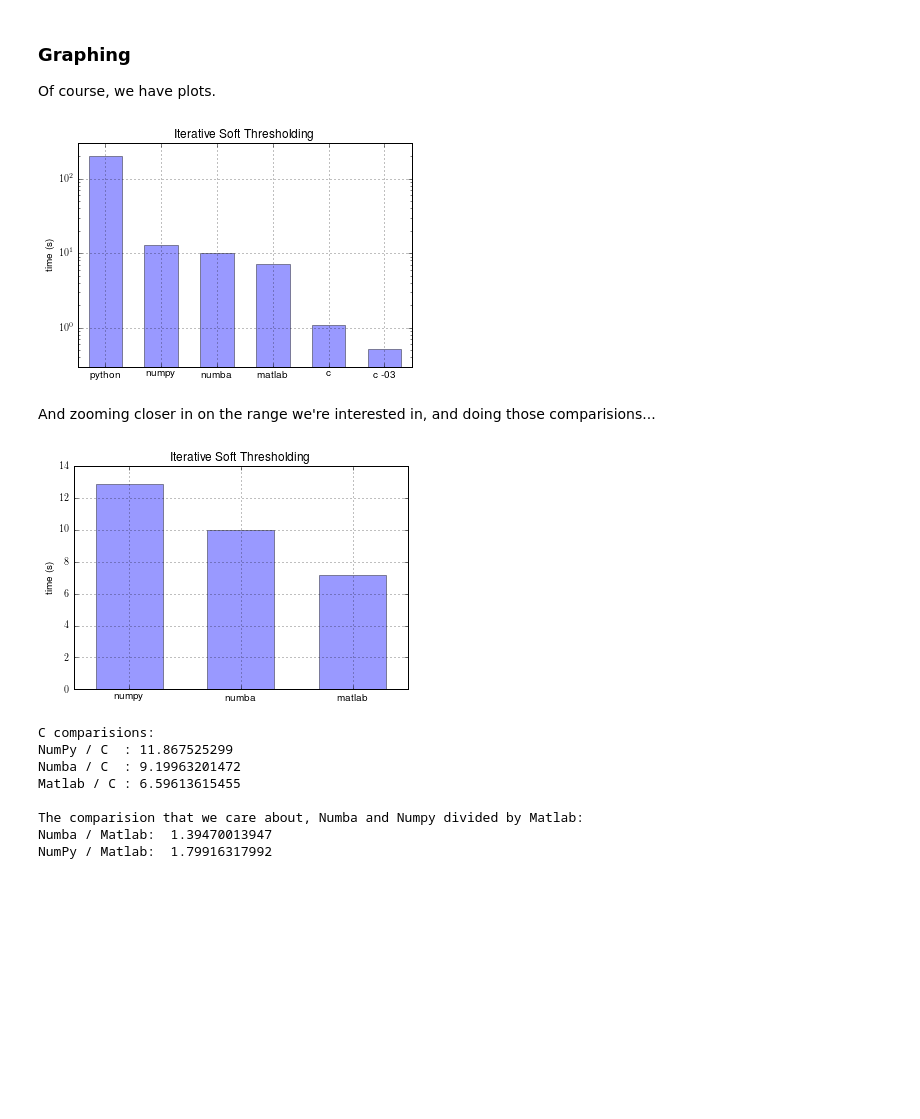
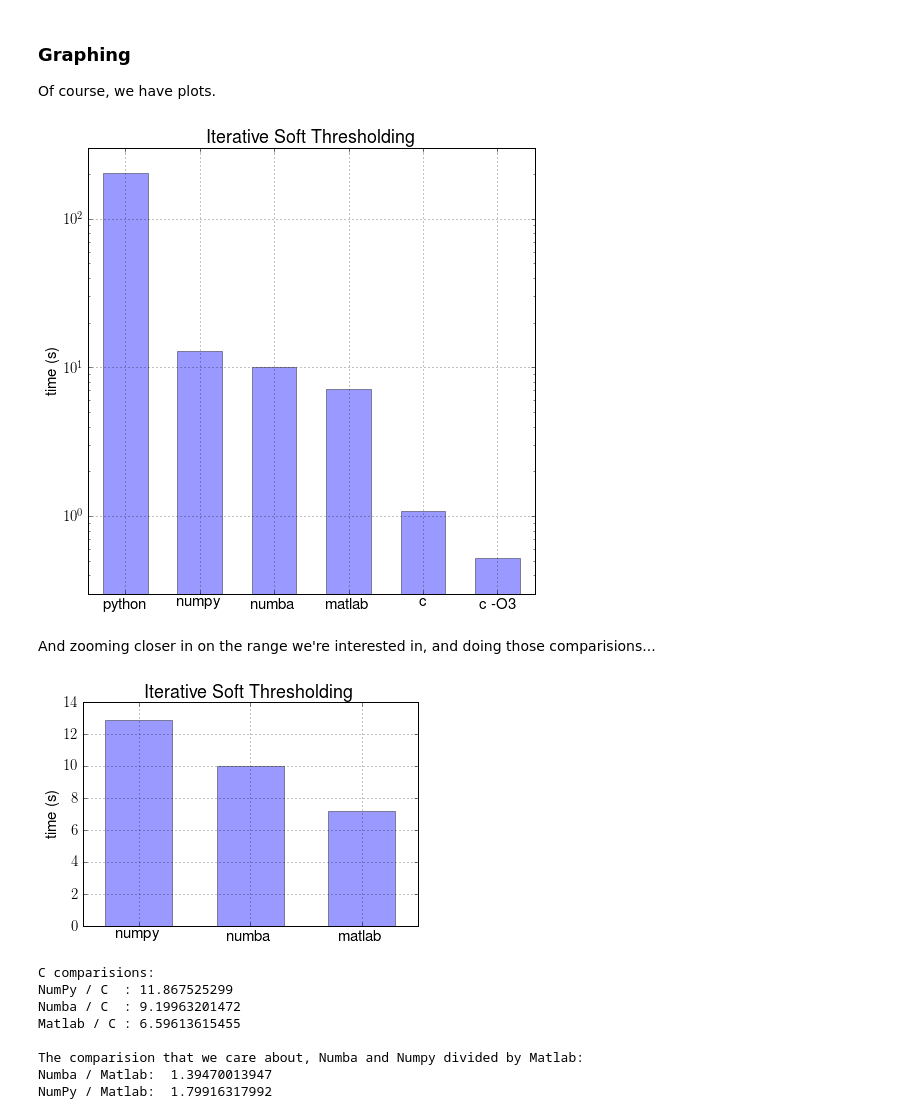
Before and after one commit to stsievert/side-projects, a Jupyter notebook: matlab_vs_python/Python vs Numba vs Matlab vs C.ipynb, the cells around one changed output. Cells and saved outputs as stored; diff of their text form; code cells hidden in the pictures; blank space fills up the shorter version.

```diff
--- a/matlab_vs_python/Python vs Numba vs Matlab vs C.ipynb
+++ b/matlab_vs_python/Python vs Numba vs Matlab vs C.ipynb
@@ -78,28 +105,31 @@ sys     0m0.053s
 Of course, we have plots.
 # %%
 from pylab import *
+
 python = 201
 numpy  = 12.9
 matlab = 7.17
 numba  = 10.0
 c      = 1.087
 c_O3   = 0.522
 
-labels = ['python',  'numpy', 'numba', 'matlab', 'c', 'c -03']
+labels = ['python',  'numpy', 'numba', 'matlab', 'c', 'c -O3']
 timings = [python,    numpy,   numba,   matlab,  c,    c_O3]
 x = np.arange(len(labels))
 
+figure(figsize=(8, 8))
+matplotlib.rcParams.update({'font.size': 15})
 ax = plt.axes(xticks=x, yscale='log')
 ax.bar(x - 0.3, timings, width=0.6, alpha=0.4, bottom=1E-6)
 ax.grid()
 ax.set_xlim(-0.5, len(labels) - 0.5)
 ax.set_ylim(3E-1, 3E2)
 ax.xaxis.set_major_formatter(plt.FuncFormatter(lambda i, loc: labels[int(i)]))
 ax.set_ylabel('time (s)')
 ax.set_title("Iterative Soft Thresholding")
 show()
 # %% [output]
-[figure, old version]
+[figure, new version]
 # %% [markdown]
 And zooming closer in on the range we're interested in, and doing those comparisions...
 # %%
@@ -117,7 +147,7 @@ ax.set_ylabel('time (s)')
 ax.set_title("Iterative Soft Thresholding")
 show()
 # %% [output]
-[figure, old version]
+[figure, new version]
 # %%
 print "C comparisions:"
 print "NumPy / C  :", numpy  / c
```
Also changed, not shown: parts of 3 cells of this notebook, 3 other files.
